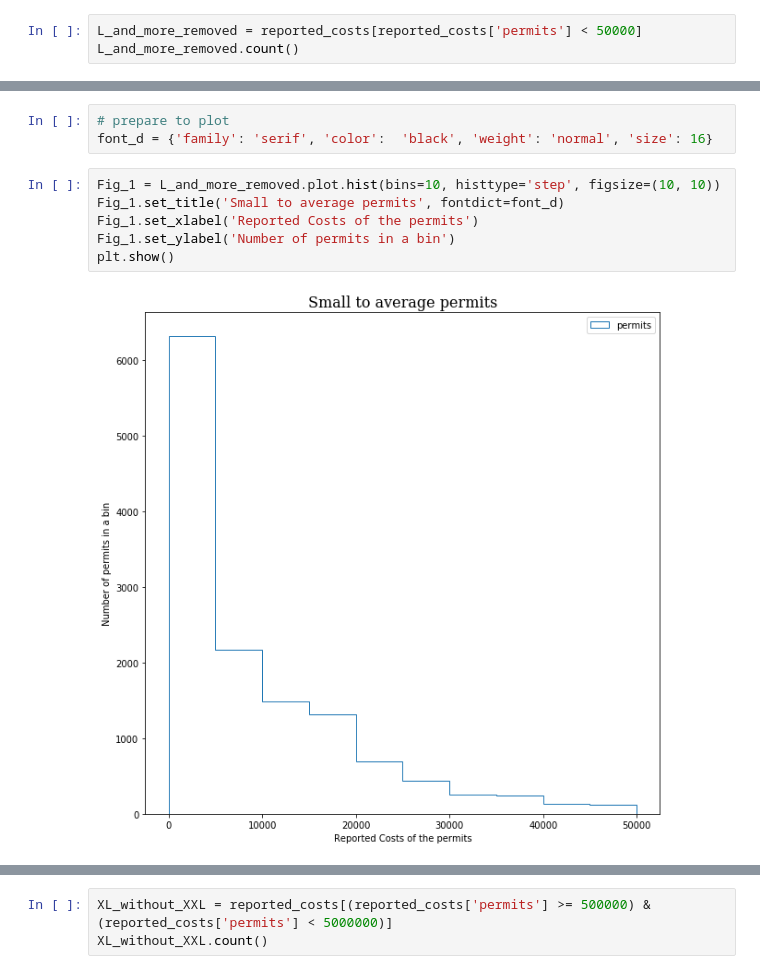
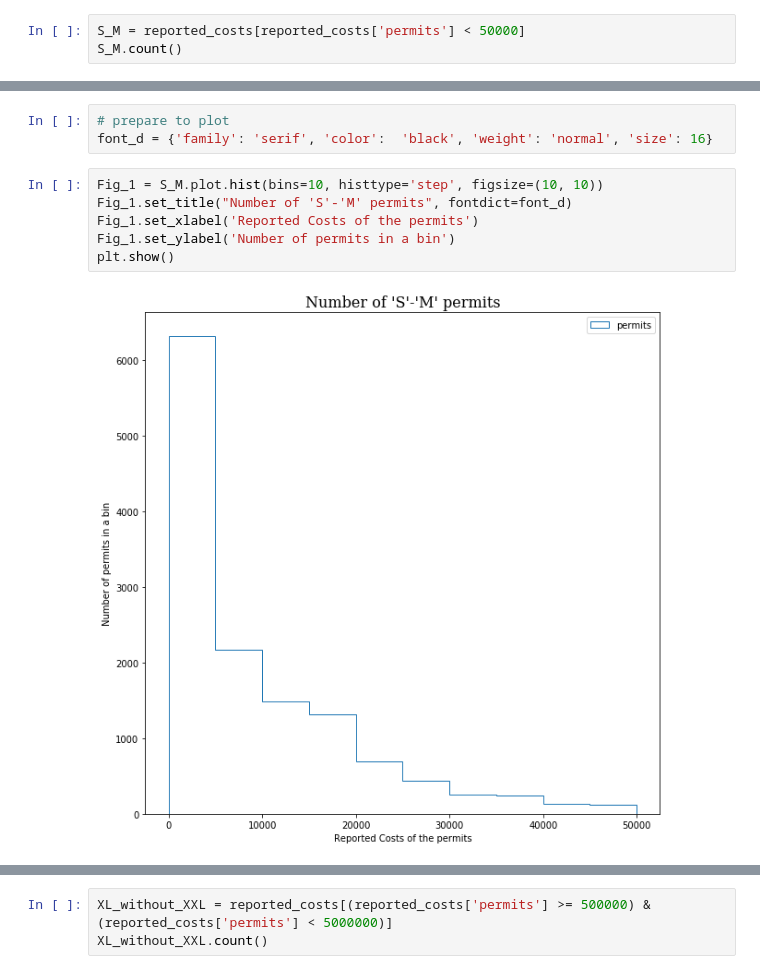
Before and after one commit to alxfed/permit-data-analysis, a Jupyter notebook: ep_data_distribution.ipynb, the cells around one changed output, grey strips where cells are left out. Cells and saved outputs as stored; diff of their text form.

```diff
--- a/ep_data_distribution.ipynb
+++ b/ep_data_distribution.ipynb
@@ -36,8 +36,8 @@ reported_costs.count(axis='index')
 permits    14446
 dtype: int64
 # %%
-L_and_more_removed = reported_costs[reported_costs['permits'] < 50000]
-L_and_more_removed.count()
+S_M = reported_costs[reported_costs['permits'] < 50000]
+S_M.count()
 # %% [output]
 permits    13165
 dtype: int64
@@ -45,11 +45,11 @@ dtype: int64
 # prepare to plot
 font_d = {'family': 'serif', 'color':  'black', 'weight': 'normal', 'size': 16}
 # %%
-Fig_1 = L_and_more_removed.plot.hist(bins=10, histtype='step', figsize=(10, 10))
-Fig_1.set_title('Small to average permits', fontdict=font_d)
+Fig_1 = S_M.plot.hist(bins=10, histtype='step', figsize=(10, 10))
+Fig_1.set_title("Number of 'S'-'M' permits", fontdict=font_d)
 Fig_1.set_xlabel('Reported Costs of the permits')
 Fig_1.set_ylabel('Number of permits in a bin')
 plt.show()
 # %% [output]
-[figure, old version]
+[figure, new version]
 # %%
```
Also changed, not shown: parts of 5 cells of this notebook, 2 other files.
